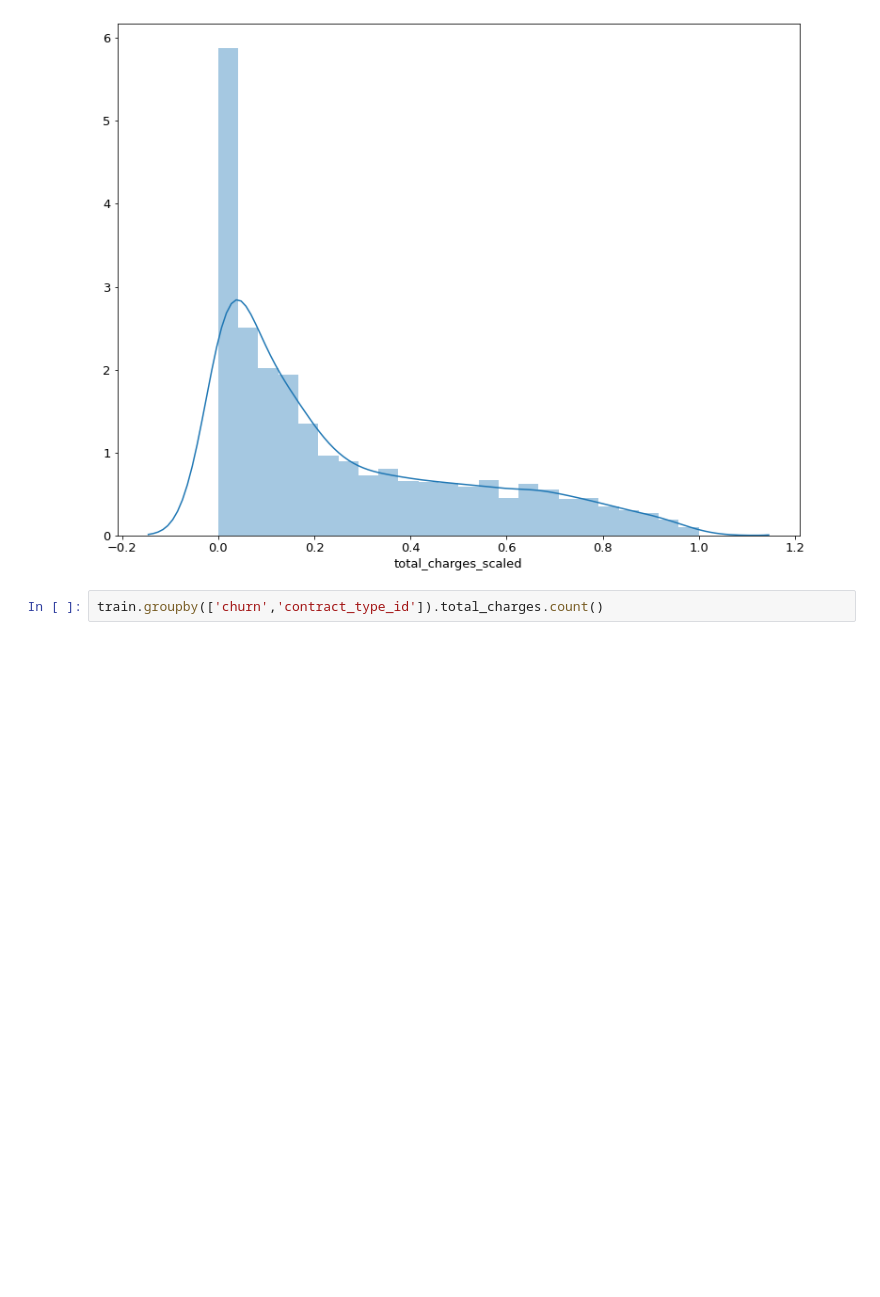
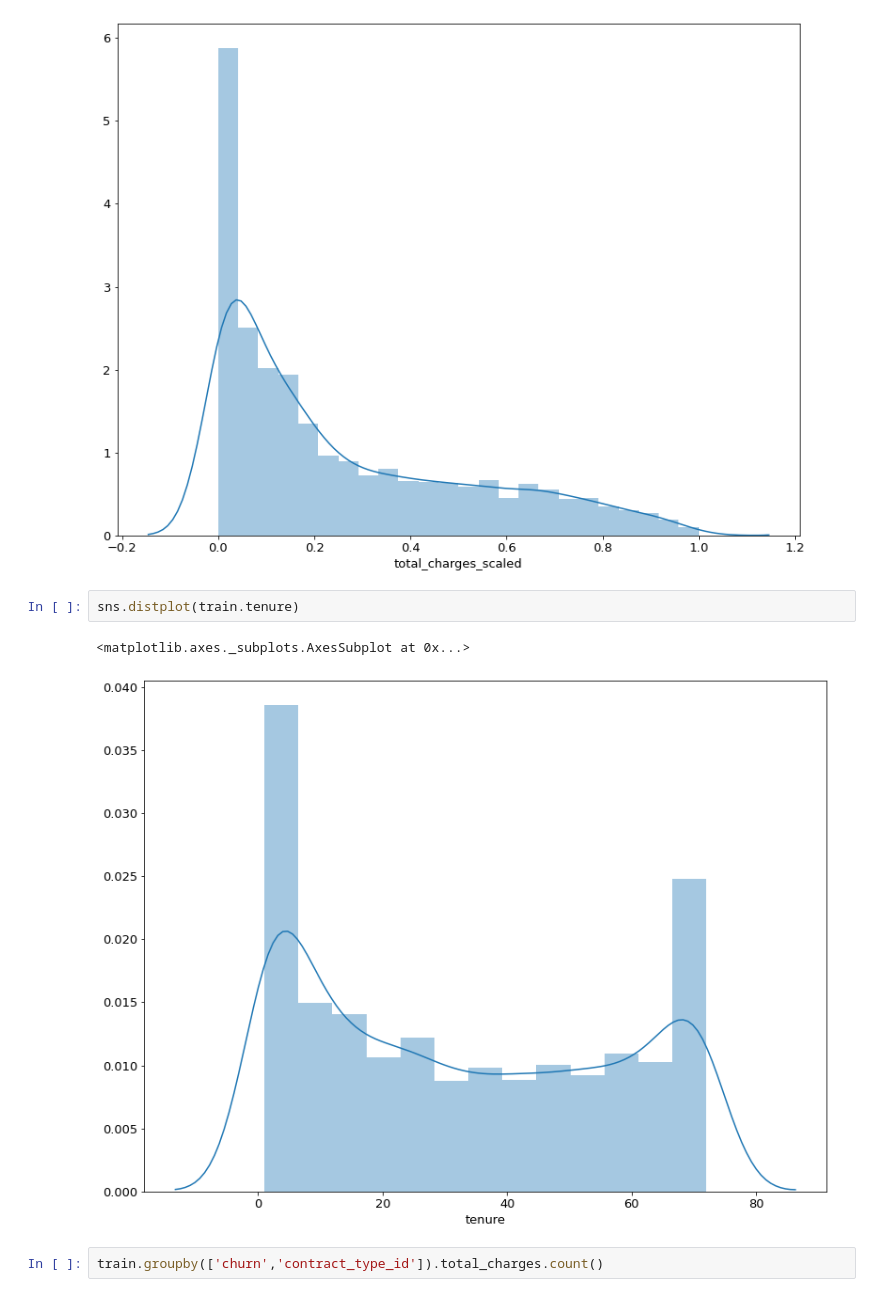
Before and after one commit to Corn-Shipps/predicting_telco_churn, a Jupyter notebook: JadaNotes.ipynb, the cells around one changed output. Saved outputs shown, nothing was run; the diff lists cells and outputs as text; blank space fills up the shorter version.

```diff
--- a/JadaNotes.ipynb
+++ b/JadaNotes.ipynb
@@ -412,6 +415,11 @@ sns.distplot(train.total_charges_scaled)
 # %% [output]
 <matplotlib.axes._subplots.AxesSubplot at 0x...>
 [figure]
+# %%
+sns.distplot(train.tenure)
+# %% [output]
+<matplotlib.axes._subplots.AxesSubplot at 0x...>
+[figure, added]
 # %%
 train.groupby(['churn','contract_type_id']).total_charges.count()
 # %% [output]
```
Also changed, not shown: parts of 22 cells of this notebook.
